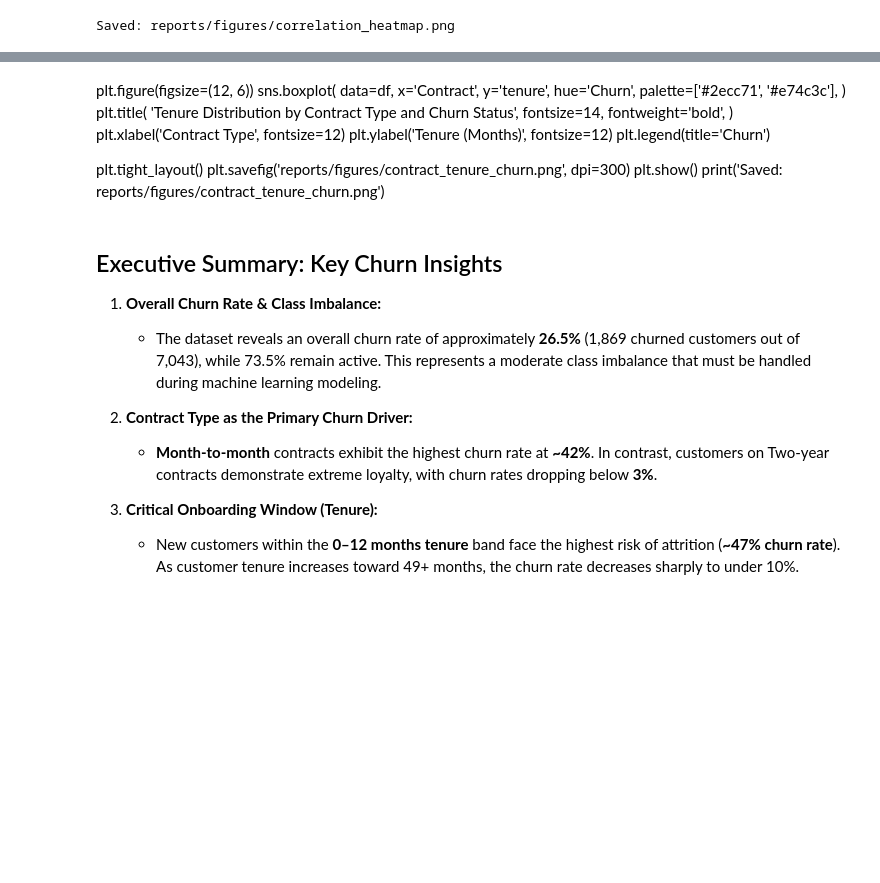
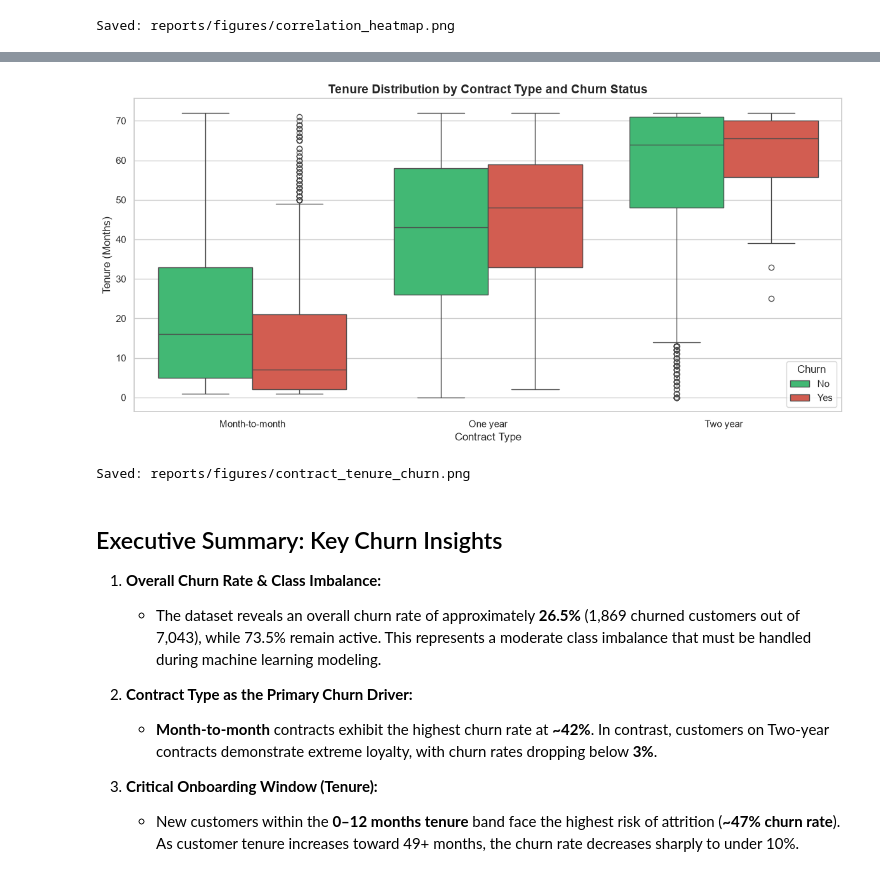
Before and after one commit to Laiba-Shahid1078/bye-bye-churn, a Jupyter notebook: bye_bye_churn.ipynb, the cells around one changed output, grey strips where cells are left out. Drawn from its saved outputs; the diff is of its cells as text; code cells hidden in the pictures; blank space fills up the shorter version.

```diff
--- a/bye_bye_churn.ipynb
+++ b/bye_bye_churn.ipynb
@@ -490,26 +499,29 @@ print('Saved: reports/figures/churn_by_service_count.png')
 Saved: reports/figures/churn_by_service_count.png
-# %% [markdown]
-plt.figure(figsize=(12, 6))
-sns.boxplot(
-    data=df,
-    x='Contract',
-    y='tenure',
-    hue='Churn',
-    palette=['#2ecc71', '#e74c3c'],
-)
-plt.title(
-    'Tenure Distribution by Contract Type and Churn Status',
-    fontsize=14,
-    fontweight='bold',
-)
-plt.xlabel('Contract Type', fontsize=12)
-plt.ylabel('Tenure (Months)', fontsize=12)
-plt.legend(title='Churn')
-
-plt.tight_layout()
-plt.savefig('reports/figures/contract_tenure_churn.png', dpi=300)
-plt.show()
-print('Saved: reports/figures/contract_tenure_churn.png')
+# %%
+plt.figure(figsize=(12, 6))
+sns.boxplot(
+    data=df,
+    x='Contract',
+    y='tenure',
+    hue='Churn',
+    palette=['#2ecc71', '#e74c3c'],
+)
+plt.title(
+    'Tenure Distribution by Contract Type and Churn Status',
+    fontsize=14,
+    fontweight='bold',
+)
+plt.xlabel('Contract Type', fontsize=12)
+plt.ylabel('Tenure (Months)', fontsize=12)
+plt.legend(title='Churn')
+
+plt.tight_layout()
+plt.savefig('reports/figures/contract_tenure_churn.png', dpi=300)
+plt.show()
+print('Saved: reports/figures/contract_tenure_churn.png')
+# %% [output]
+[figure, added]
+Saved: reports/figures/contract_tenure_churn.png
 # %% [markdown]
 ## Executive Summary: Key Churn Insights
 
```
Also changed, not shown: parts of 7 cells of this notebook.
